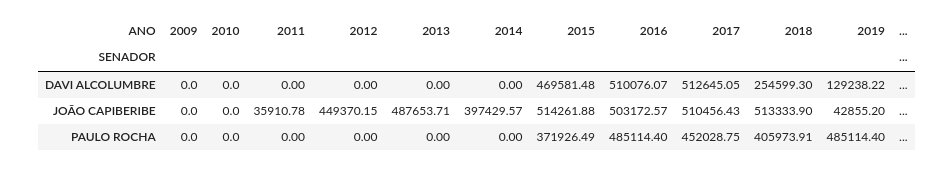
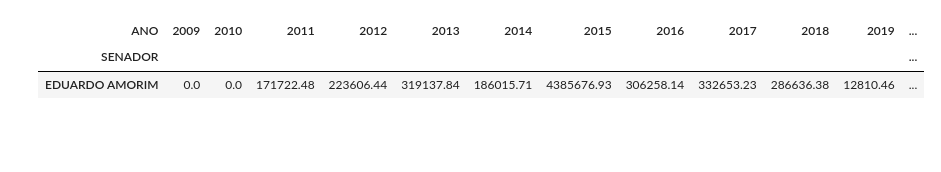
Before and after one commit to OrlandoBussolo/Ceaps-Analysis, a Jupyter notebook: scripts/notebook_II.ipynb, the cells around one changed output. Cells and saved outputs as stored; diff of their text form; code cells hidden in the pictures; blank space fills up the shorter version.

```diff
--- a/scripts/notebook_II.ipynb
+++ b/scripts/notebook_II.ipynb
@@ -38,16 +79,14 @@ pivot_df.tail(10)
 # %%
 pivot_df[pivot_df.index == ""]
 
-senadores_desejados = ['DAVI ALCOLUMBRE', 'PAULO ROCHA', 'JOÃO CAPIBERIBE']
+senadores_desejados = ['EDUARDO AMORIM']
 
 # Filtrando o DataFrame pivotado para os senadores desejados
 pivot_df[pivot_df.index.isin(senadores_desejados)]
 # %% [output]
 | ANO | 2009 | 2010 | 2011 | 2012 | 2013 | 2014 | 2015 | 2016 | 2017 | 2018 | 2019 | ... |
 | SENADOR |  |  |  |  |  |  |  |  |  |  |  | ... |
-| DAVI ALCOLUMBRE | 0.0 | 0.0 | 0.00 | 0.00 | 0.00 | 0.00 | 469581.48 | 510076.07 | 512645.05 | 254599.30 | 129238.22 | ... |
-| JOÃO CAPIBERIBE | 0.0 | 0.0 | 35910.78 | 449370.15 | 487653.71 | 397429.57 | 514261.88 | 503172.57 | 510456.43 | 513333.90 | 42855.20 | ... |
-| PAULO ROCHA | 0.0 | 0.0 | 0.00 | 0.00 | 0.00 | 0.00 | 371926.49 | 485114.40 | 452028.75 | 405973.91 | 485114.40 | ... |
+| EDUARDO AMORIM | 0.0 | 0.0 | 171722.48 | 223606.44 | 319137.84 | 186015.71 | 4385676.93 | 306258.14 | 332653.23 | 286636.38 | 12810.46 | ... |
 # %%
 (df[df['Year']==2107]).head()
 # %% [output]
```
Also changed, not shown: parts of 5 cells of this notebook, 3 other files.
